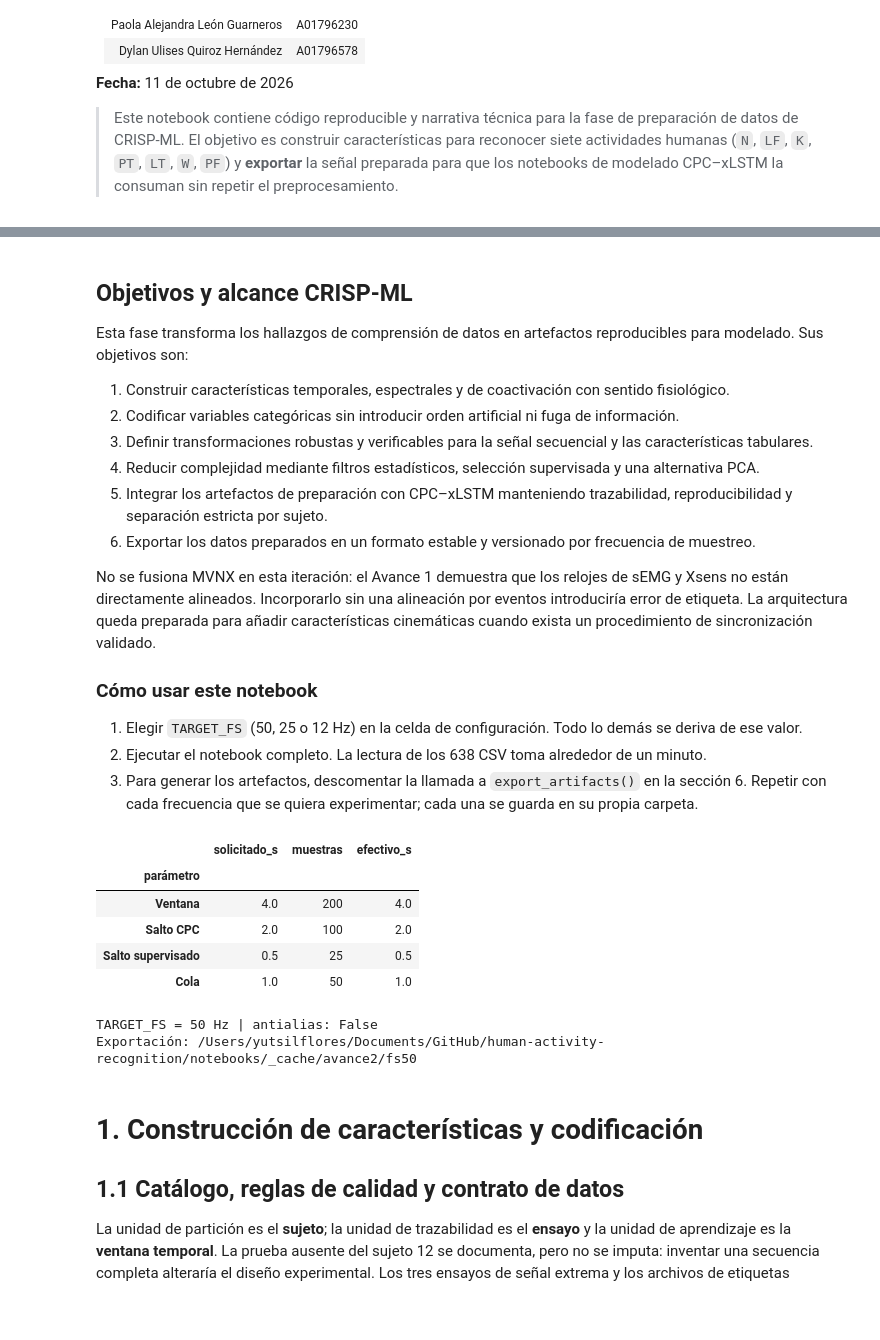
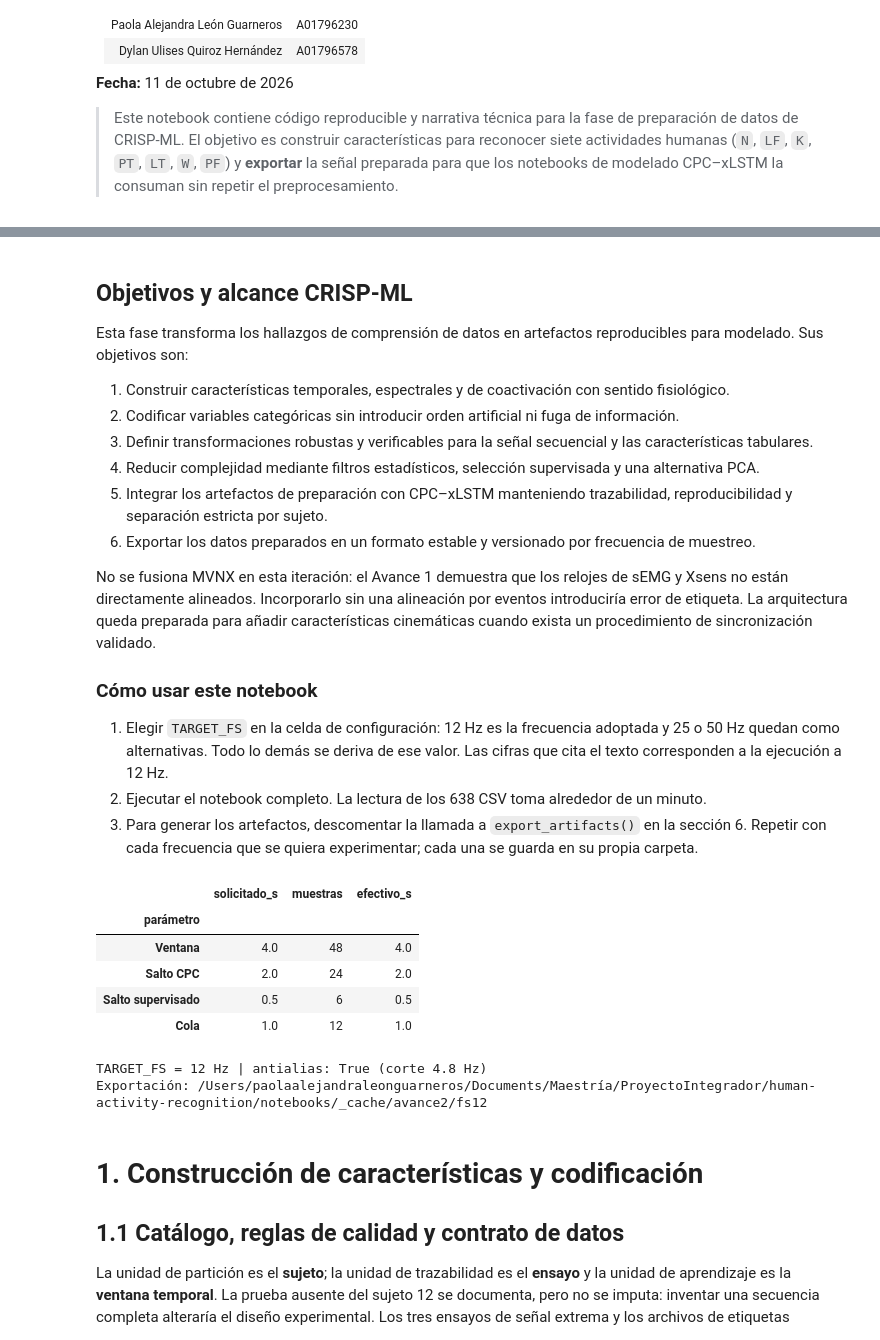
Before and after one commit to Paola-leon/human-activity-recognition, a Jupyter notebook: notebooks/avance2.equipo1.ipynb, the cells around one changed output, grey strips where cells are left out. Saved outputs shown, nothing was run; the diff lists cells and outputs as text; code cells hidden in the pictures; blank space fills up the shorter version.

```diff
--- a/notebooks/avance2.equipo1.ipynb
+++ b/notebooks/avance2.equipo1.ipynb
@@ -56,7 +56,7 @@ No se fusiona MVNX en esta iteración: el Avance 1 demuestra que los relojes de
 
 ### Cómo usar este notebook
 
-1. Elegir `TARGET_FS` (50, 25 o 12 Hz) en la celda de configuración. Todo lo demás se deriva de ese valor.
+1. Elegir `TARGET_FS` en la celda de configuración: 12 Hz es la frecuencia adoptada y 25 o 50 Hz quedan como alternativas. Todo lo demás se deriva de ese valor. Las cifras que cita el texto corresponden a la ejecución a 12 Hz.
 2. Ejecutar el notebook completo. La lectura de los 638 CSV toma alrededor de un minuto.
 3. Para generar los artefactos, descomentar la llamada a `export_artifacts()` en la sección 6. Repetir con cada frecuencia que se quiera experimentar; cada una se guarda en su propia carpeta.
 # %%
@@ -92,7 +92,7 @@ from sklearn.preprocessing import OneHotEncoder, RobustScaler, StandardScaler
 SEED = 42
 
 # ------------------------- Parámetros del experimento -------------------------
-TARGET_FS = 50                 # Hz de la rejilla común. Experimentos previstos: 50, 25 y 12.
+TARGET_FS = 12                 # Hz de la rejilla común. Experimentos previstos: 50, 25 y 12.
 WINDOW_S = 4.0                 # contexto que observa el modelo
 CPC_HOP_S = 2.0                # salto entre ventanas CPC (sin etiquetas)
 SUPERVISED_HOP_S = 0.5         # salto entre ventanas supervisadas
@@ -133,39 +133,39 @@ LABEL_TO_ID = {label: i for i, label in enumerate(LABEL_ORDER)}
 ID_TO_LABEL = {i: label for label, i in LABEL_TO_ID.items()}
 LABEL_COLORS = {
     'N': '#9e9e9e', 'LF': '#1f77b4', 'K': '#ff7f0e', 'PT': '#2ca02c',
     'LT': '#d62728', 'W': '#9467bd', 'PF': '#8c564b',
 }
 
 TRAIN_SUBJECTS = set(range(1, 11))
 VALID_SUBJECTS = {11, 12}
 TEST_SUBJECTS = {13, 14}
 
 assert TRAIN_SUBJECTS.isdisjoint(VALID_SUBJECTS | TEST_SUBJECTS)
 assert VALID_SUBJECTS.isdisjoint(TEST_SUBJECTS)
 assert TAIL_STEPS < WINDOW_LEN
 assert EMG_DIR.exists(), f'No se encontró {EMG_DIR}'
 assert LABEL_DIR.exists(), f'No se encontró {LABEL_DIR}'
 
 display(pd.DataFrame([
     ('Ventana', WINDOW_S, WINDOW_LEN),
     ('Salto CPC', CPC_HOP_S, CPC_HOP),
     ('Salto supervisado', SUPERVISED_HOP_S, SUPERVISED_HOP),
     ('Cola', TAIL_S, TAIL_STEPS),
 ], columns=['parámetro', 'solicitado_s', 'muestras']).assign(
     efectivo_s=lambda d: d['muestras'] / TARGET_FS
 ).set_index('parámetro'))
 print(f'TARGET_FS = {TARGET_FS} Hz | antialias: {APPLY_ANTIALIAS}'
       + (f' (corte {ANTIALIAS_CUTOFF_HZ:.1f} Hz)' if APPLY_ANTIALIAS else ''))
 print('Exportación:', EXPORT_DIR)
 # %% [output]
 |  | solicitado_s | muestras | efectivo_s |
 | parámetro |  |  |  |
-| Ventana | 4.0 | 200 | 4.0 |
-| Salto CPC | 2.0 | 100 | 2.0 |
-| Salto supervisado | 0.5 | 25 | 0.5 |
-| Cola | 1.0 | 50 | 1.0 |
+| Ventana | 4.0 | 48 | 4.0 |
+| Salto CPC | 2.0 | 24 | 2.0 |
+| Salto supervisado | 0.5 | 6 | 0.5 |
+| Cola | 1.0 | 12 | 1.0 |
-TARGET_FS = 50 Hz | antialias: False
-Exportación: /Users/yutsilflores/Documents/GitHub/human-activity-recognition/notebooks/_cache/avance2/fs50
+TARGET_FS = 12 Hz | antialias: True (corte 4.8 Hz)
+Exportación: /Users/paolaalejandraleonguarneros/Documents/Maestría/ProyectoIntegrador/human-activity-recognition/notebooks/_cache/avance2/fs12
 # %% [markdown]
 # 1. Construcción de características y codificación
 
```
Also changed, not shown: parts of 33 cells of this notebook.
